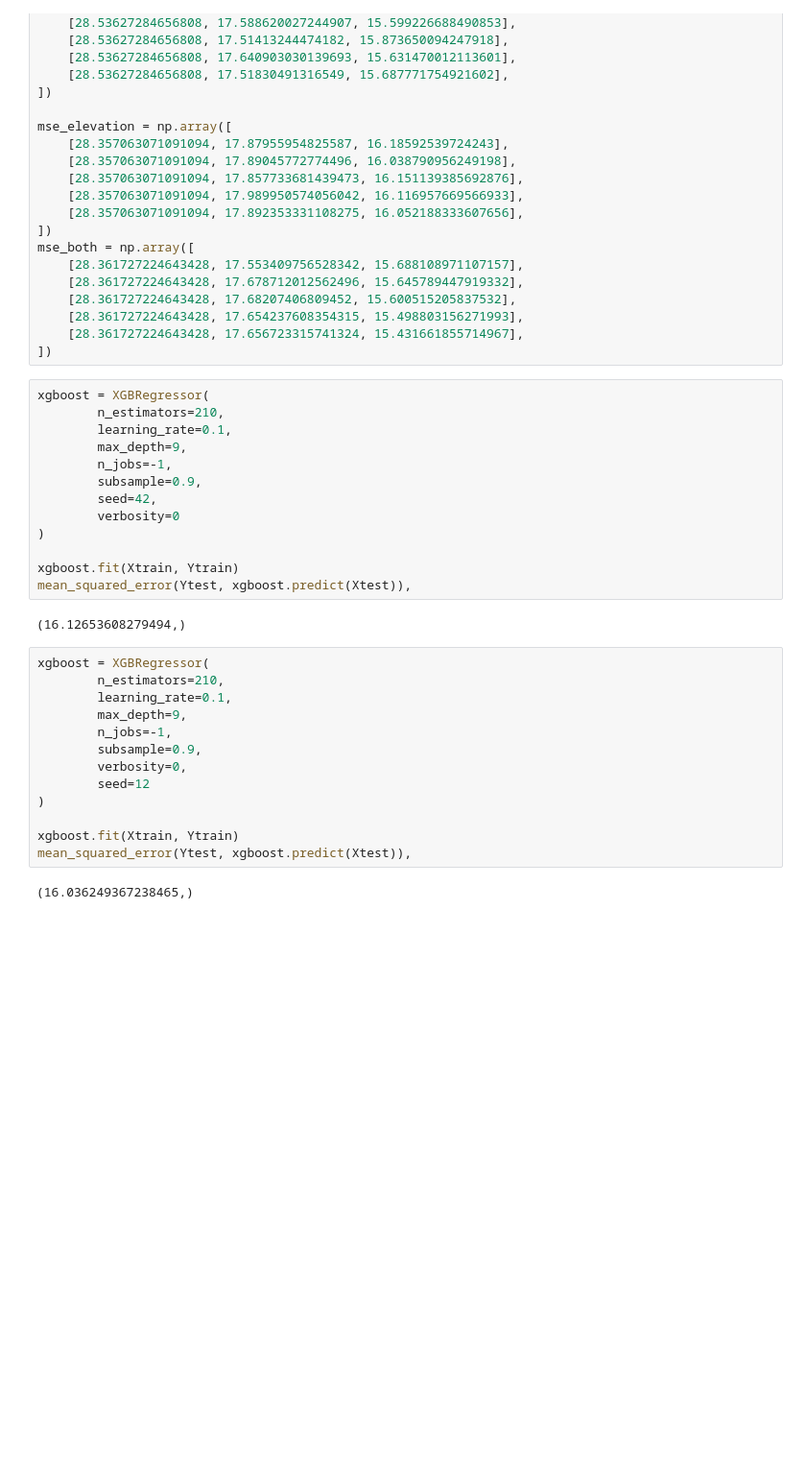
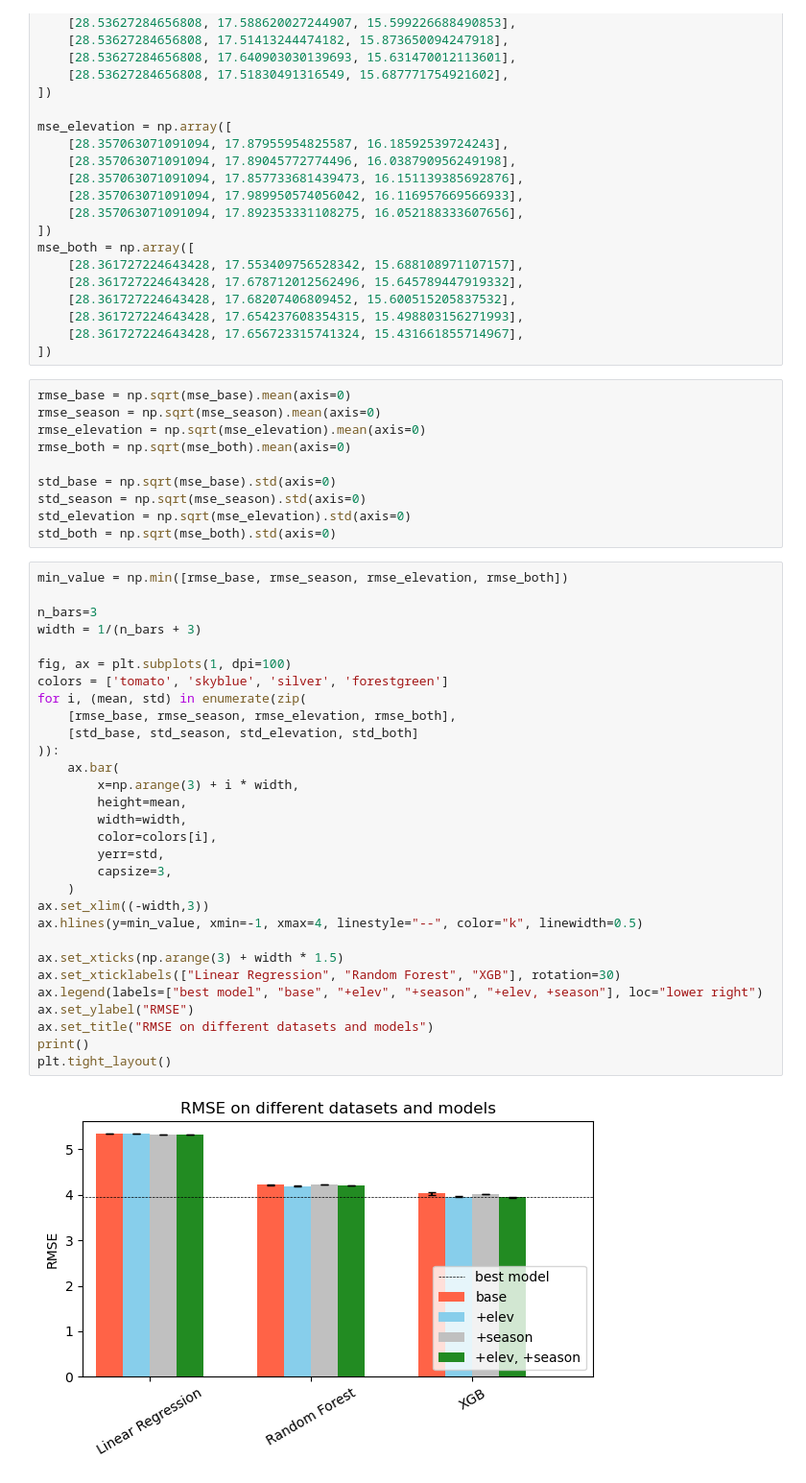
Before and after one commit to yusukemh/StatisticalDownscaling, a Jupyter notebook: finalize/03_ablation.ipynb, the cells around one changed output. Shown: that part at 96% size. Saved outputs shown, nothing was run; the diff lists cells and outputs as text; blank space fills up the shorter version.

```diff
--- a/finalize/03_ablation.ipynb
+++ b/finalize/03_ablation.ipynb
@@ -405,33 +276,45 @@ mse_both = np.array([
     [28.361727224643428, 17.654237608354315, 15.498803156271993],
     [28.361727224643428, 17.656723315741324, 15.431661855714967],
 ])
-# %%
-xgboost = XGBRegressor(
-        n_estimators=210,
-        learning_rate=0.1,
-        max_depth=9,
-        n_jobs=-1,
-        subsample=0.9,
-        seed=42,
-        verbosity=0
-)
-
-xgboost.fit(Xtrain, Ytrain)
-mean_squared_error(Ytest, xgboost.predict(Xtest)),
-# %% [output]
-(16.12653608279494,)
-# %%
-xgboost = XGBRegressor(
-        n_estimators=210,
-        learning_rate=0.1,
-        max_depth=9,
-        n_jobs=-1,
-        subsample=0.9,
-        verbosity=0,
-        seed=12
-)
-
-xgboost.fit(Xtrain, Ytrain)
-mean_squared_error(Ytest, xgboost.predict(Xtest)),
-# %% [output]
-(16.036249367238465,)
+# %%
+rmse_base = np.sqrt(mse_base).mean(axis=0)
+rmse_season = np.sqrt(mse_season).mean(axis=0)
+rmse_elevation = np.sqrt(mse_elevation).mean(axis=0)
+rmse_both = np.sqrt(mse_both).mean(axis=0)
+
+std_base = np.sqrt(mse_base).std(axis=0)
+std_season = np.sqrt(mse_season).std(axis=0)
+std_elevation = np.sqrt(mse_elevation).std(axis=0)
+std_both = np.sqrt(mse_both).std(axis=0)
+# %%
+min_value = np.min([rmse_base, rmse_season, rmse_elevation, rmse_both])
+
+n_bars=3
+width = 1/(n_bars + 3)
+
+fig, ax = plt.subplots(1, dpi=100)
+colors = ['tomato', 'skyblue', 'silver', 'forestgreen']
+for i, (mean, std) in enumerate(zip(
+    [rmse_base, rmse_season, rmse_elevation, rmse_both],
+    [std_base, std_season, std_elevation, std_both]
+)):
+    ax.bar(
+        x=np.arange(3) + i * width,
+        height=mean,
+        width=width,
+        color=colors[i],
+        yerr=std,
+        capsize=3,
+    )
+ax.set_xlim((-width,3))
+ax.hlines(y=min_value, xmin=-1, xmax=4, linestyle="--", color="k", linewidth=0.5)
+
+ax.set_xticks(np.arange(3) + width * 1.5)
+ax.set_xticklabels(["Linear Regression", "Random Forest", "XGB"], rotation=30)
+ax.legend(labels=["best model", "base", "+elev", "+season", "+elev, +season"], loc="lower right")
+ax.set_ylabel("RMSE")
+ax.set_title("RMSE on different datasets and models")
+print()
+plt.tight_layout()
+# %% [output]
+[figure, added]
```
Also changed, not shown: parts of 21 cells of this notebook, 1 other file.
